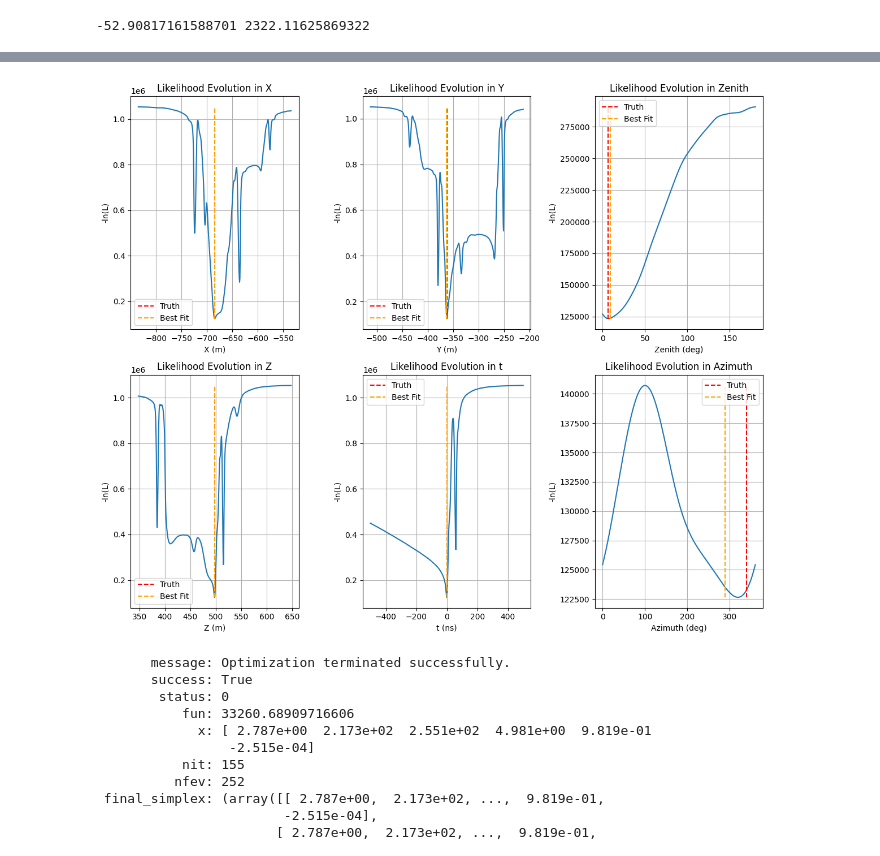
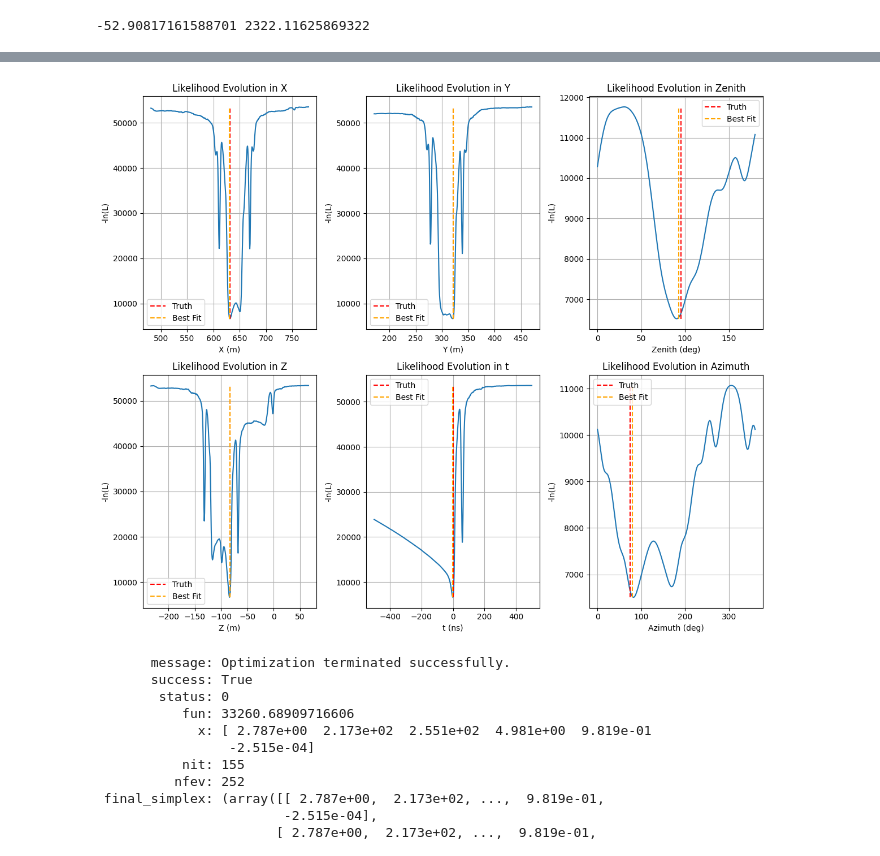
Before and after one commit to BraydenDillon/P-ONE_Cascade_Reco, a Jupyter notebook: notebooks/Three_dimensional_analysis.ipynb, the cells around one changed output, grey strips where cells are left out. Saved outputs shown, nothing was run; the diff lists cells and outputs as text; code cells hidden in the pictures.

```diff
--- a/notebooks/Three_dimensional_analysis.ipynb
+++ b/notebooks/Three_dimensional_analysis.ipynb
@@ -123,6 +158,7 @@ def datacollect(frame):
 # EventData3 = datacollect(frame70)
 # EventData4 = datacollect(frame93)
 # EventData5 = datacollect(frame128)
-EventData6 = datacollect(frame40)
-EventData7 = datacollect(frame51)
+#EventData6 = datacollect(frame40)
+#EventData7 = datacollect(frame51)
+EventDataLLHFit = datacollect(frame80)
 # %%
@@ -180,9 +220,18 @@ def Likelihood_3d_calculation(truth, Event) -> None:
     # phiary = np.linspace((truth[4] - 0.3), (truth[4] + 0.3), 500)
     # ThetaAry = np.linspace((truth[3] - 0.3), (truth[3] + 0.3), 500)
     phiary = np.linspace(0, np.pi, 500)
-    ThetaAry = np.linspace(0, 2*np.pi, 500)
+    ThetaAry = np.linspace(0, 2 * np.pi, 500)
 
-    best_fit = minimizer(truth, Event)
+    best_fit = np.array(
+        [
+            frame80["LLHFit_step5"].pos.x,
+            frame80["LLHFit_step5"].pos.y,
+            frame80["LLHFit_step5"].pos.z,
+            frame80["LLHFit_step5"].dir.azimuth,
+            frame80["LLHFit_step5"].dir.zenith,
+            frame80["LLHFit_step5"].time,
+        ]
+    )
 
     xplot = []
     yplot = []
@@ -230,7 +279,7 @@ def Likelihood_3d_calculation(truth, Event) -> None:
             )
         )
 
-    return [xplot, yplot, zplot, thetaplot, phiplot, tplot, best_fit['x']]
+    return [xplot, yplot, zplot, thetaplot, phiplot, tplot, best_fit]
 # %%
 def likelihood_graphs(truth, data, filename: str):
     best_fit = data[-1]
@@ -252,7 +301,6 @@ def likelihood_graphs(truth, data, filename: str):
     fig, axs = plt.subplots(2, 3, figsize=(12, 10))
 
     axs[0, 0].plot(xary, data[0])
-    axs[0, 0].scatter(xary)
     axs[0, 0].set_title("Likelihood Evolution in X")
     axs[0, 0].set_xlabel("X (m)")
     axs[0, 0].set_ylabel("-ln(L)")
@@ -389,2 +417,12 @@ print(frame40["I3MCTree"][1])
 # %%
-likelihood_data = Likelihood_3d_calculation(np.array([-684.884,-362.183,497.982, 5.92979, 0.110903, 0]), EventData6)
+truth = np.array(
+        [
+            frame80["MCTruth"].pos.x,
+            frame80["MCTruth"].pos.y,
+            frame80["MCTruth"].pos.z,
+            frame80["MCTruth"].dir.azimuth,
+            frame80["MCTruth"].dir.zenith,
+            frame80["MCTruth"].time,
+        ]
+    )
+likelihood_data = Likelihood_3d_calculation(truth, EventDataLLHFit)
@@ -412,8 +454,8 @@ minimizer(np.array([383.862,517.832,377.6, 0.269028, 1.67479, 0]), EventData7)
 # %%
-likelihood_graphs(np.array([-684.884,-362.183,497.982, 5.92979, 0.110903, 0]), likelihood_data, 'likelihood_evo_sampled')
+likelihood_graphs(truth, likelihood_data, 'likelihood_evo_mmsreco')
 ## Check if scale factor exists for scipy
 # %% [output]
-[figure, old version]
+[figure, new version]
 # %%
 def minimizer(guess, event, function=Likelihood_3d):
     # Guess should be xyzt
```
Also changed, not shown: parts of 13 cells of this notebook, 13 other files.
